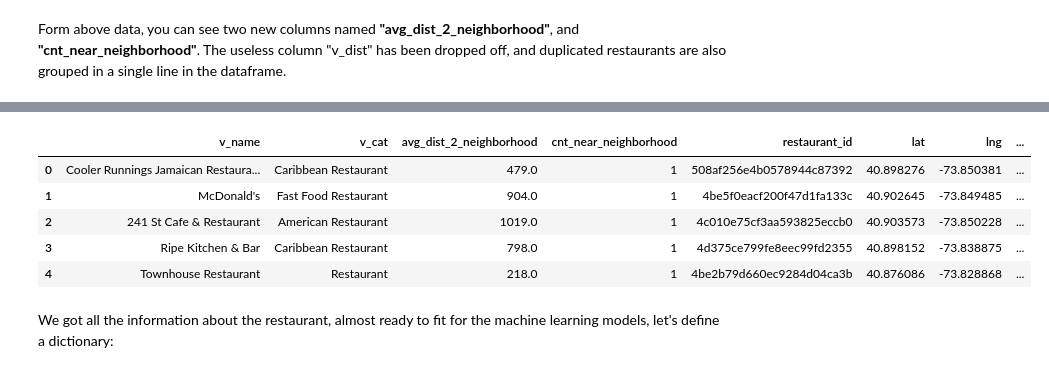
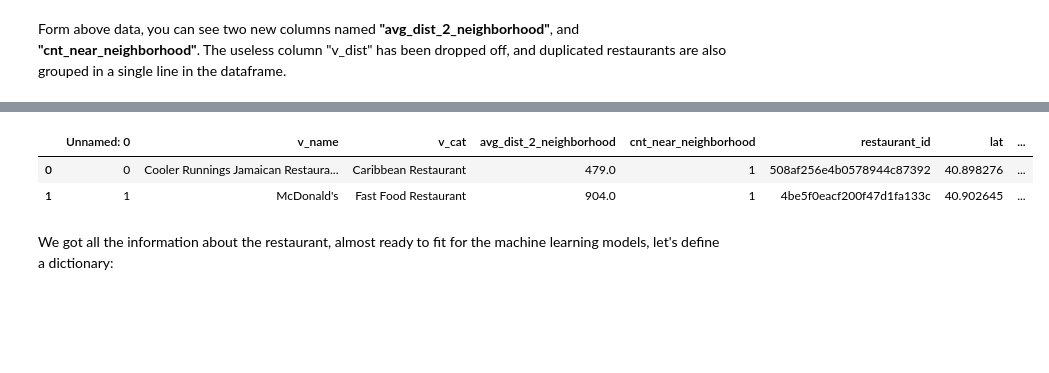
Before and after one commit to mamamiaibm/Coursera_Capstone, a Jupyter notebook: Homework project.ipynb, the cells around one changed output, grey strips where cells are left out. Cells and saved outputs as stored; diff of their text form; code cells hidden in the pictures; blank space fills up the shorter version.

```diff
--- a/Homework project.ipynb
+++ b/Homework project.ipynb
@@ -323,12 +323,9 @@ df2.shape
 # %%
-df2.head(5)
+df2.head(2)
 # %% [output]
-|  | v_name | v_cat | avg_dist_2_neighborhood | cnt_near_neighborhood | restaurant_id | lat | lng | ... |
-| 0 | Cooler Runnings Jamaican Restaura... | Caribbean Restaurant | 479.0 | 1 | 508af256e4b0578944c87392 | 40.898276 | -73.850381 | ... |
-| 1 | McDonald's | Fast Food Restaurant | 904.0 | 1 | 4be5f0eacf200f47d1fa133c | 40.902645 | -73.849485 | ... |
-| 2 | 241 St Cafe & Restaurant | American Restaurant | 1019.0 | 1 | 4c010e75cf3aa593825eccb0 | 40.903573 | -73.850228 | ... |
-| 3 | Ripe Kitchen & Bar | Caribbean Restaurant | 798.0 | 1 | 4d375ce799fe8eec99fd2355 | 40.898152 | -73.838875 | ... |
-| 4 | Townhouse Restaurant | Restaurant | 218.0 | 1 | 4be2b79d660ec9284d04ca3b | 40.876086 | -73.828868 | ... |
+|  | Unnamed: 0 | v_name | v_cat | avg_dist_2_neighborhood | cnt_near_neighborhood | restaurant_id | lat | ... |
+| 0 | 0 | Cooler Runnings Jamaican Restaura... | Caribbean Restaurant | 479.0 | 1 | 508af256e4b0578944c87392 | 40.898276 | ... |
+| 1 | 1 | McDonald's | Fast Food Restaurant | 904.0 | 1 | 4be5f0eacf200f47d1fa133c | 40.902645 | ... |
 # %% [markdown]
 We got all the information about the restaurant, almost ready to fit for the machine learning models, let's define a dictionary:
 # %% [markdown]
```
Also changed, not shown: parts of 59 cells of this notebook.
